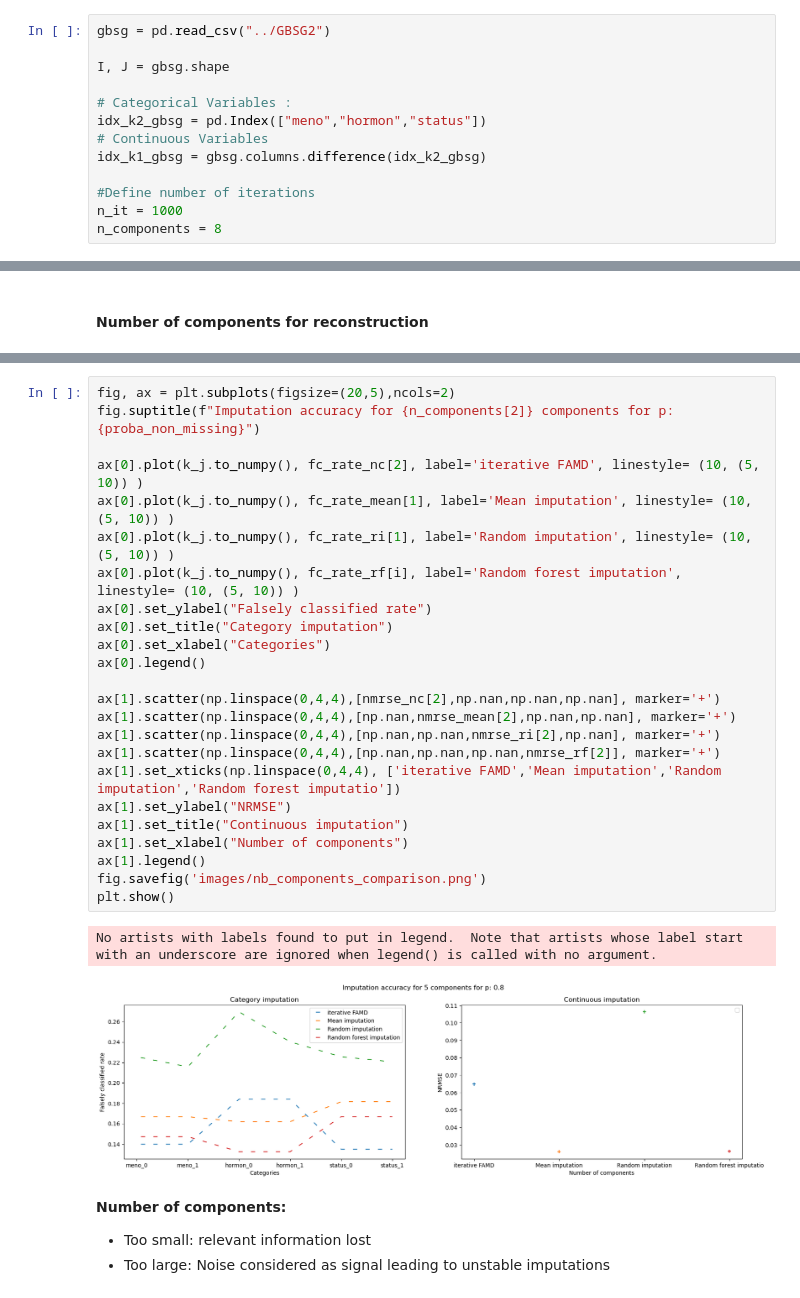
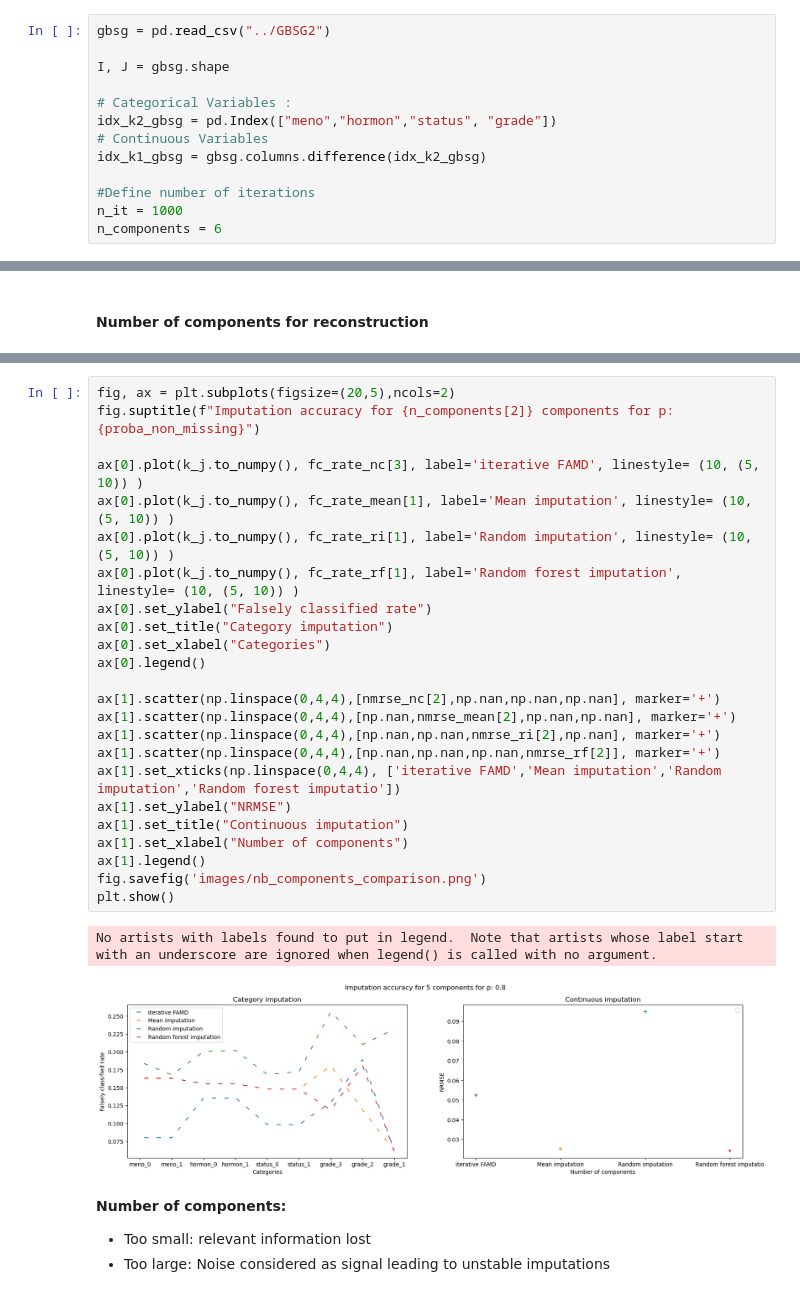
Before and after one commit to laufuentes/Projet-GL---Principal-Component-method-Missing-Values, a Jupyter notebook: GBSG_properties.ipynb, the cells around one changed output, grey strips where cells are left out. Cells and saved outputs as stored; diff of their text form.

```diff
--- a/GBSG_properties.ipynb
+++ b/GBSG_properties.ipynb
@@ -20,13 +20,13 @@ gbsg = pd.read_csv("../GBSG2")
 I, J = gbsg.shape
 
 # Categorical Variables :
-idx_k2_gbsg = pd.Index(["meno","hormon","status"])
+idx_k2_gbsg = pd.Index(["meno","hormon","status", "grade"])
 # Continuous Variables
 idx_k1_gbsg = gbsg.columns.difference(idx_k2_gbsg)
 
 #Define number of iterations
 n_it = 1000
-n_components = 8
+n_components = 6
 # %%
 # Inject missing values into the gbsg dataframe :
 proba_non_missing = [0.7, 0.8, 0.9]
@@ -243,30 +245,30 @@ No artists with labels found to put in legend.  Note that artists whose label st
 # %%
 fig, ax = plt.subplots(figsize=(20,5),ncols=2)
 fig.suptitle(f"Imputation accuracy for {n_components[2]} components for p: {proba_non_missing}")
 
-ax[0].plot(k_j.to_numpy(), fc_rate_nc[2], label='iterative FAMD', linestyle= (10, (5, 10)) )
+ax[0].plot(k_j.to_numpy(), fc_rate_nc[3], label='iterative FAMD', linestyle= (10, (5, 10)) )
 ax[0].plot(k_j.to_numpy(), fc_rate_mean[1], label='Mean imputation', linestyle= (10, (5, 10)) )
 ax[0].plot(k_j.to_numpy(), fc_rate_ri[1], label='Random imputation', linestyle= (10, (5, 10)) )
-ax[0].plot(k_j.to_numpy(), fc_rate_rf[i], label='Random forest imputation', linestyle= (10, (5, 10)) )
+ax[0].plot(k_j.to_numpy(), fc_rate_rf[1], label='Random forest imputation', linestyle= (10, (5, 10)) )
 ax[0].set_ylabel("Falsely classified rate")
 ax[0].set_title("Category imputation")
 ax[0].set_xlabel("Categories")
 ax[0].legend()
 
 ax[1].scatter(np.linspace(0,4,4),[nmrse_nc[2],np.nan,np.nan,np.nan], marker='+')
 ax[1].scatter(np.linspace(0,4,4),[np.nan,nmrse_mean[2],np.nan,np.nan], marker='+')
 ax[1].scatter(np.linspace(0,4,4),[np.nan,np.nan,nmrse_ri[2],np.nan], marker='+')
 ax[1].scatter(np.linspace(0,4,4),[np.nan,np.nan,np.nan,nmrse_rf[2]], marker='+')
 ax[1].set_xticks(np.linspace(0,4,4), ['iterative FAMD','Mean imputation','Random imputation','Random forest imputatio'])
 ax[1].set_ylabel("NRMSE")
 ax[1].set_title("Continuous imputation")
 ax[1].set_xlabel("Number of components")
 ax[1].legend()
 fig.savefig('images/nb_components_comparison.png')
 plt.show()
 # %% [output]
 No artists with labels found to put in legend.  Note that artists whose label start with an underscore are ignored when legend() is called with no argument.
-[figure, old version]
+[figure, new version]
 # %% [markdown]
 **Number of components:**
 - Too small: relevant information lost
```
Also changed, not shown: parts of 5 cells of this notebook, 5 other files.
